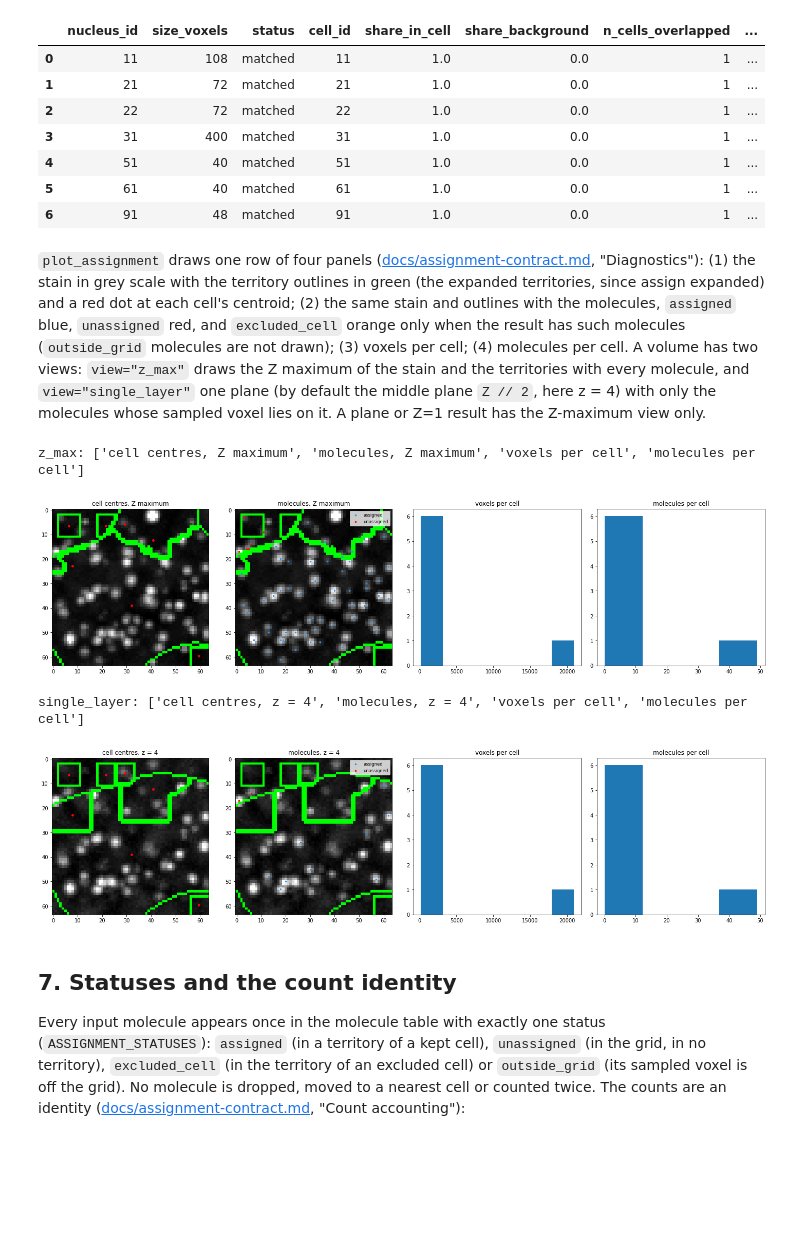
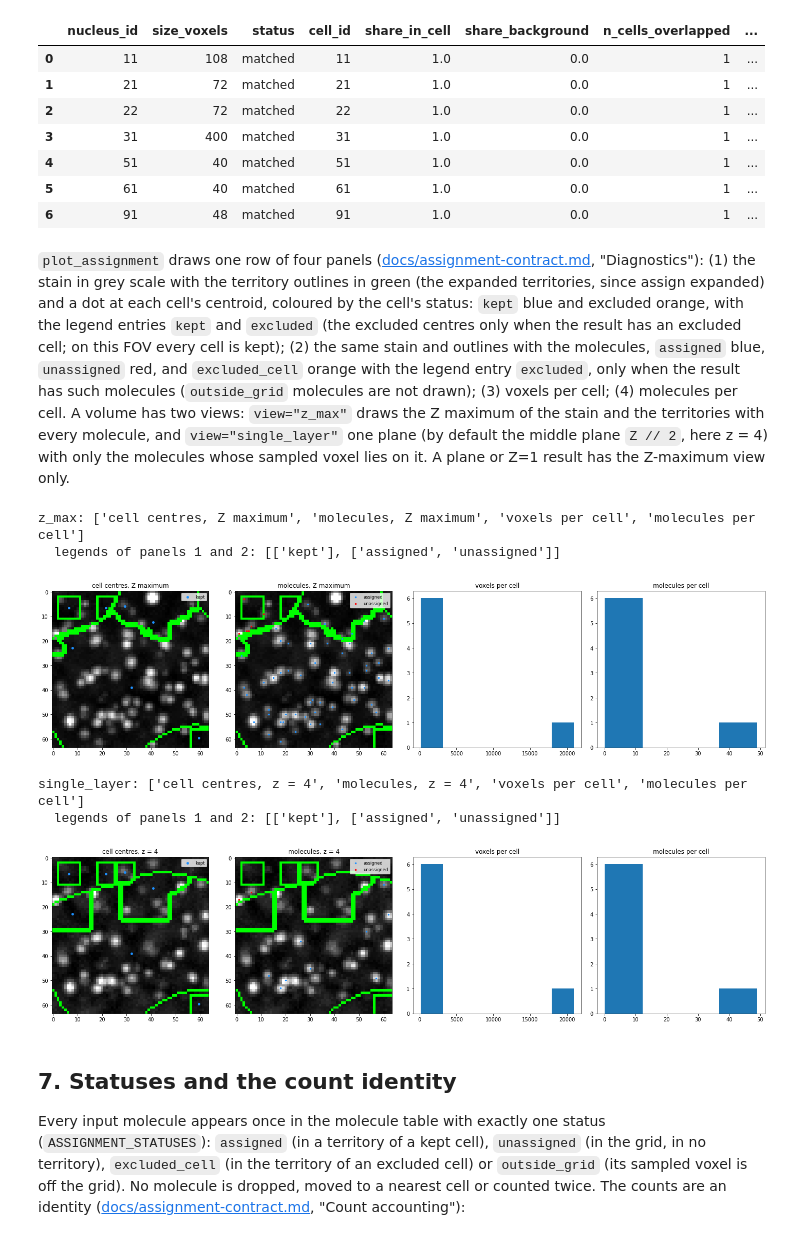
Before and after one commit to wanglab-broad/starfinder, a Jupyter notebook: example/introduction/starfinder_segmentation_assignment_tour.ipynb, the cells around one changed output. Saved outputs shown, nothing was run; the diff lists cells and outputs as text; code cells hidden in the pictures; blank space fills up the shorter version.

```diff
--- a/example/introduction/starfinder_segmentation_assignment_tour.ipynb
+++ b/example/introduction/starfinder_segmentation_assignment_tour.ipynb
@@ -717,26 +717,32 @@ sampling: {'rule': 'floor(c + 0.5)', 'sampled_axes': 'zyx'}  calibration: known
 `plot_assignment` draws one row of four panels
 ([docs/assignment-contract.md](../../docs/assignment-contract.md), "Diagnostics"): (1) the
 stain in grey scale with the territory outlines in green (the expanded territories, since
-assign expanded) and a red dot at each cell's centroid; (2) the same stain and outlines with the
-molecules, `assigned` blue, `unassigned` red, and `excluded_cell` orange only when the result
-has such molecules (`outside_grid` molecules are not drawn); (3) voxels per cell; (4)
-molecules per cell. A volume has two views: `view="z_max"` draws the Z maximum of the stain and
+assign expanded) and a dot at each cell's centroid, coloured by the cell's status: `kept` blue
+and excluded orange, with the legend entries `kept` and `excluded` (the excluded centres only when
+the result has an excluded cell; on this FOV every cell is kept); (2) the same stain and outlines
+with the molecules, `assigned` blue, `unassigned` red, and `excluded_cell` orange with the legend
+entry `excluded`, only when the result has such molecules (`outside_grid` molecules are not
+drawn); (3) voxels per cell; (4) molecules per cell. A volume has two views: `view="z_max"` draws the Z maximum of the stain and
 the territories with every molecule, and `view="single_layer"` one plane (by default the middle
 plane `Z // 2`, here z = 4) with only the molecules whose sampled voxel lies on it. A plane or
 Z=1 result has the Z-maximum view only.
 # %%
 from starfinder.assignment import plot_assignment
 
 for view in ("z_max", "single_layer"):
     figure = plot_assignment(result, image=stain, view=view)
     figure.set_dpi(72)
     print(f"{view}:", [axis.get_title() for axis in figure.axes])
+    print("  legends of panels 1 and 2:",
+          [[text.get_text() for text in axis.get_legend().get_texts()] for axis in figure.axes[:2]])
     plt.show()
 # %% [output]
 z_max: ['cell centres, Z maximum', 'molecules, Z maximum', 'voxels per cell', 'molecules per cell']
+  legends of panels 1 and 2: [['kept'], ['assigned', 'unassigned']]
-[figure, old version]
+[figure, new version]
 single_layer: ['cell centres, z = 4', 'molecules, z = 4', 'voxels per cell', 'molecules per cell']
+  legends of panels 1 and 2: [['kept'], ['assigned', 'unassigned']]
-[figure, old version]
+[figure, new version]
 # %% [markdown]
 ## 7. Statuses and the count identity
 
```
Also changed, not shown: parts of 1 cell of this notebook, 5 other files.
